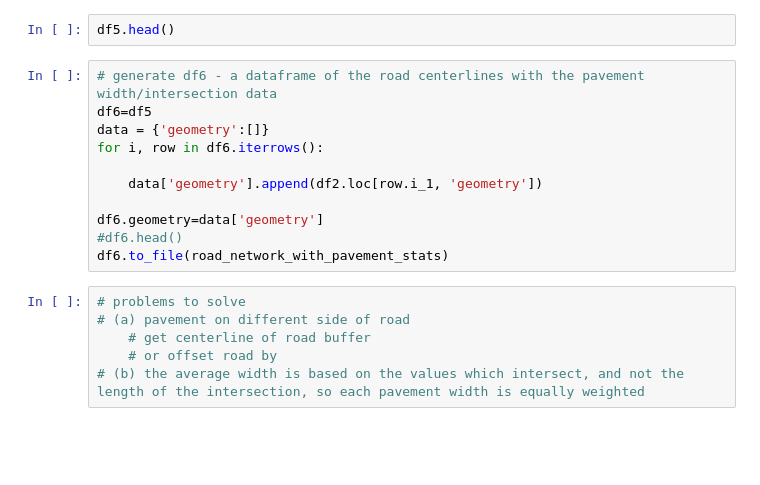
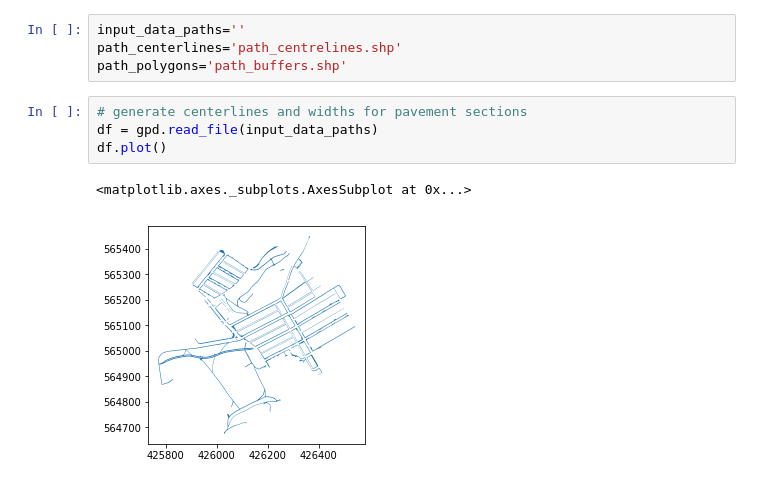
Before and after one commit to Craig-Robson/footpath_width_analysis, a Jupyter notebook: pavement_analysis.ipynb, the cells around one changed output. Drawn from its saved outputs; the diff is of its cells as text; blank space fills up the shorter version.

```diff
--- a/pavement_analysis.ipynb
+++ b/pavement_analysis.ipynb
@@ -121,19 +5,11 @@ df5.to_file(roads_with_pavement_stats)
-# %%
-df5.head()
-# %%
-# generate df6 - a dataframe of the road centerlines with the pavement width/intersection data
-df6=df5
-data = {'geometry':[]}
-for i, row in df6.iterrows():
-
-    data['geometry'].append(df2.loc[row.i_1, 'geometry'])
-
-df6.geometry=data['geometry']
-#df6.head()
-df6.to_file(road_network_with_pavement_stats)
-# %%
-# problems to solve
-# (a) pavement on different side of road
-    # get centerline of road buffer
-    # or offset road by
-# (b) the average width is based on the values which intersect, and not the length of the intersection, so each pavement width is equally weighted
+# %%
+input_data_paths=''
+path_centerlines='path_centrelines.shp'
+path_polygons='path_buffers.shp'
+# %%
+# generate centerlines and widths for pavement sections
+df = gpd.read_file(input_data_paths)
+df.plot()
+# %% [output]
+<matplotlib.axes._subplots.AxesSubplot at 0x...>
+[figure, added]
```
Also changed, not shown: parts of 10 cells of this notebook, 2 other files.
